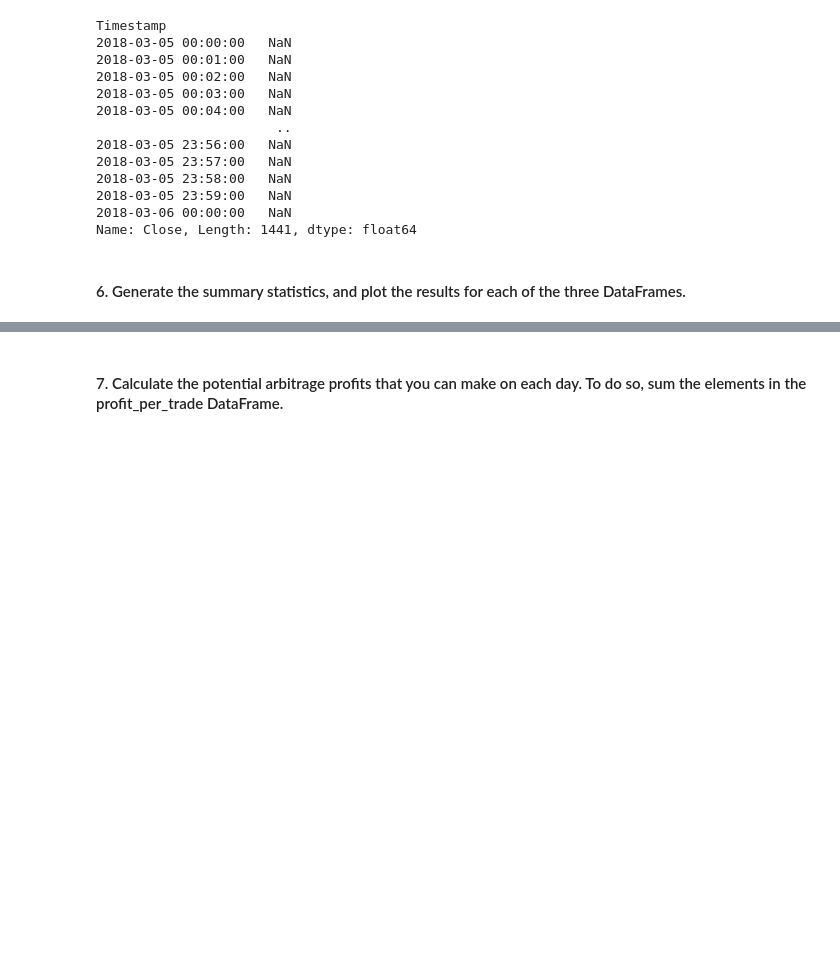
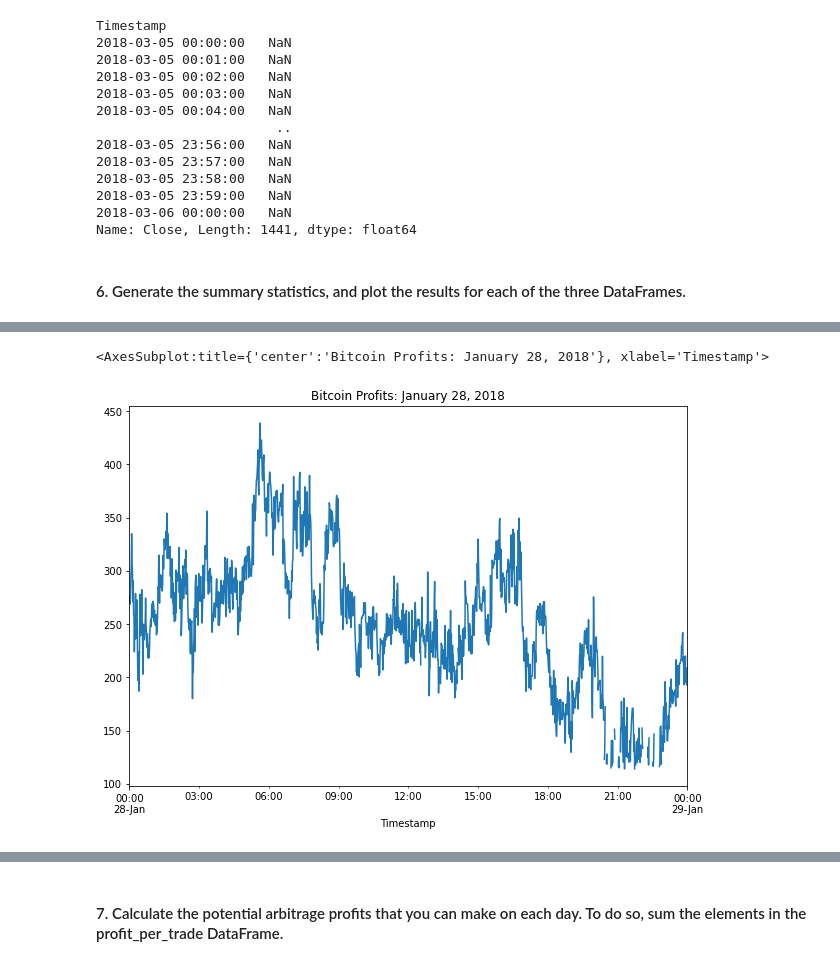
Before and after one commit to billybishop21/bitcoin_arbitrage, a Jupyter notebook: crypto_arbitrage.ipynb, the cells around one changed output, grey strips where cells are left out. Cells and saved outputs as stored; diff of their text form; code cells hidden in the pictures; blank space fills up the shorter version.

Commit message:
commit cum profits 7/10/2021 1:46pm

```diff
--- a/crypto_arbitrage.ipynb
+++ b/crypto_arbitrage.ipynb
@@ -865,5 +875,8 @@ Name: Close, Length: 1441, dtype: float64
 # %%
 # Plot the results for the early profit per trade DataFrame
-# YOUR CODE HERE
+profit_early.plot(figsize=(10,7), title="Bitcoin Profits: January 28, 2018")
+# %% [output]
+<AxesSubplot:title={'center':'Bitcoin Profits: January 28, 2018'}, xlabel='Timestamp'>
+[figure, added]
 # %%
 # Generate the summary statistics for the middle profit per trade DataFrame
```
Also changed, not shown: parts of 15 cells of this notebook.
